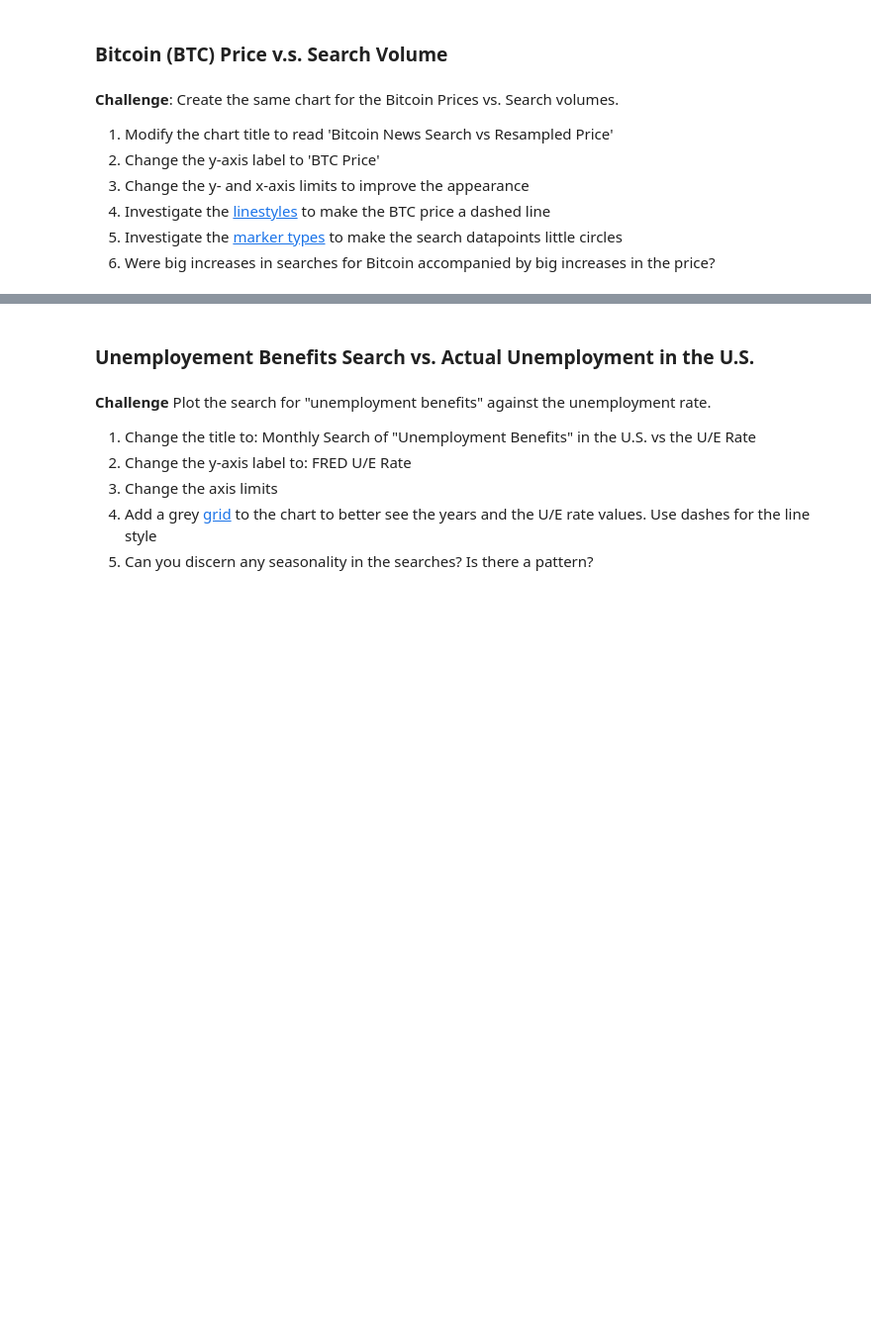
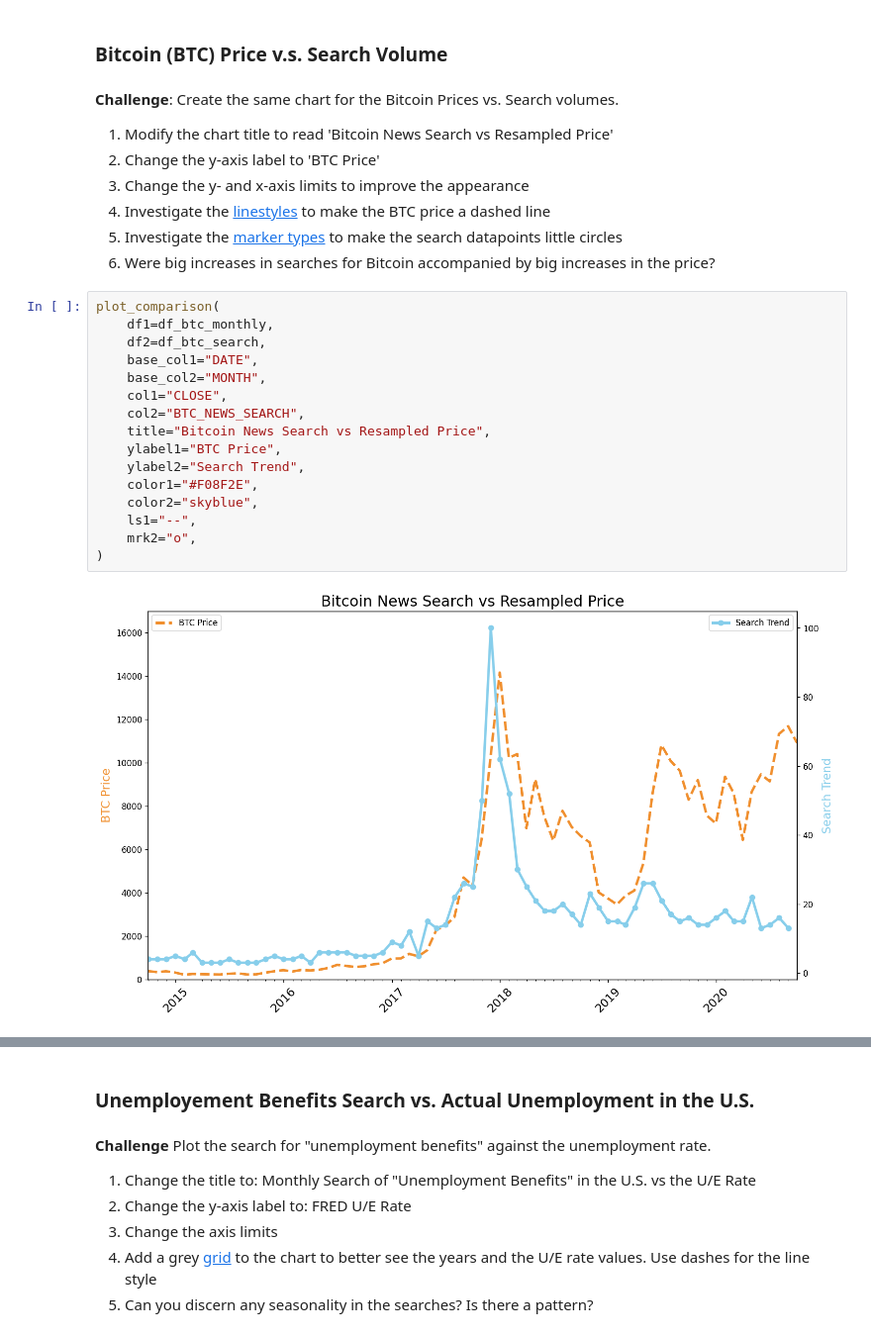
Before and after one commit to fkajose/100-Days-of-Code, a Jupyter notebook: 075-Google-trends-data-viz/Google Trends and Data Visualisation (start).ipynb, the cells around one changed output, grey strips where cells are left out. Shown at 99% size. Cells and saved outputs as stored; diff of their text form; blank space fills up the shorter version.

```diff
--- a/075-Google-trends-data-viz/Google Trends and Data Visualisation (start).ipynb
+++ b/075-Google-trends-data-viz/Google Trends and Data Visualisation (start).ipynb
@@ -333,3 +406,21 @@ How to add tick formatting for dates on the x-axis.
 4. Investigate the [linestyles](https://matplotlib.org/3.2.1/api/_as_gen/matplotlib.pyplot.plot.html ) to make the BTC price a dashed line <br>
 5. Investigate the [marker types](https://matplotlib.org/3.2.1/api/markers_api.html) to make the search datapoints little circles <br>
 6. Were big increases in searches for Bitcoin accompanied by big increases in the price?
+# %%
+plot_comparison(
+    df1=df_btc_monthly,
+    df2=df_btc_search,
+    base_col1="DATE",
+    base_col2="MONTH",
+    col1="CLOSE",
+    col2="BTC_NEWS_SEARCH",
+    title="Bitcoin News Search vs Resampled Price",
+    ylabel1="BTC Price",
+    ylabel2="Search Trend",
+    color1="#F08F2E",
+    color2="skyblue",
+    ls1="--",
+    mrk2="o",
+)
+# %% [output]
+[figure, added]
```
Also changed, not shown: parts of 8 cells of this notebook.
